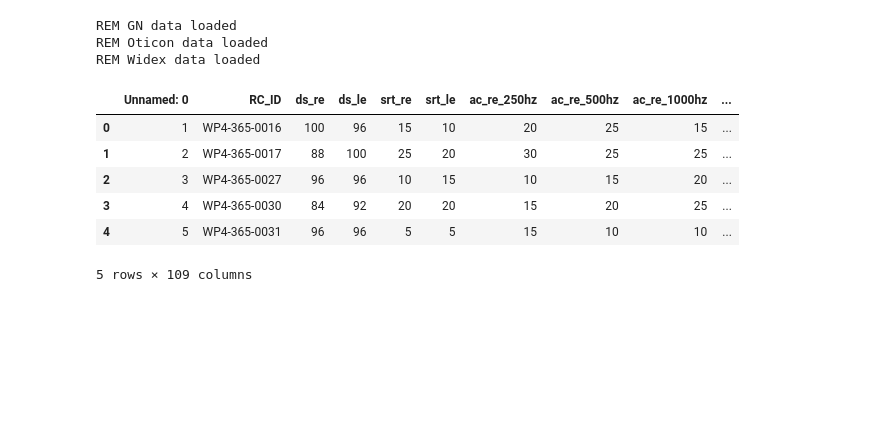
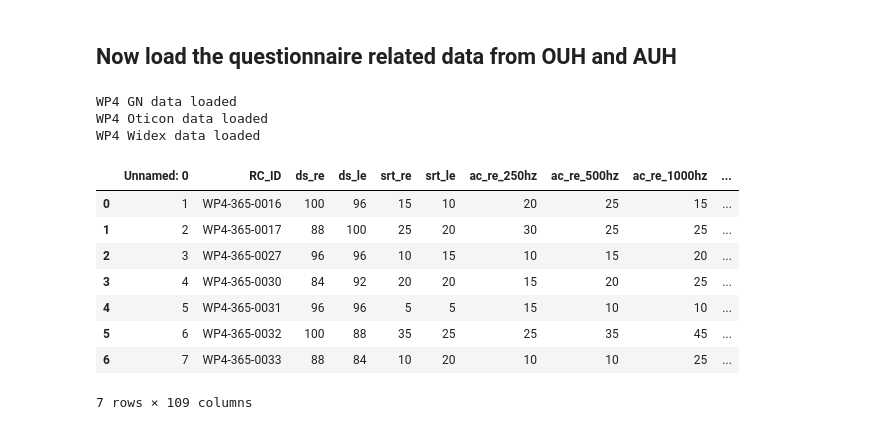
Before and after one commit to tobiaspiechowiak/BEAR_publications, a Jupyter notebook: REM_WP4/Target_analysis.ipynb, the cells around one changed output. Drawn from its saved outputs; the diff is of its cells as text; code cells hidden in the pictures; blank space fills up the shorter version.

```diff
--- a/REM_WP4/Target_analysis.ipynb
+++ b/REM_WP4/Target_analysis.ipynb
@@ -6,40 +6,44 @@ import pandas as pd
 import numpy as np
 import matplotlib.pyplot as plt
 from pandas import ExcelFile
+# %% [markdown]
+## Now load the questionnaire related data from OUH and AUH
 # %%
 #load the GN data files from AUH and OUH
 with open(path + 'WP4_OUH_GN_TPI.csv') as input:
-    REM_OUH_GN = pd.read_csv(input)
+    WP4_OUH_GN = pd.read_csv(input)
 with open(path + 'WP4_AUH_GN_TPI.csv') as input:
-    REM_AUH_GN = pd.read_csv(input)
-print('REM GN data loaded')
+    WP4_AUH_GN = pd.read_csv(input)
+print('WP4 GN data loaded')
 
 #load the Oticon data files from AUH and OUH
 with open(path + 'WP4_OUH_Oticon_TPI.csv') as input:
-    REM_OUH_GN = pd.read_csv(input)
+    WP4_OUH_GN = pd.read_csv(input)
 with open(path + 'WP4_AUH_Oticon_TPI.csv') as input:
-    REM_AUH_GN = pd.read_csv(input)
-print('REM Oticon data loaded')
+    WP4_AUH_GN = pd.read_csv(input)
+print('WP4 Oticon data loaded')
 
 #load the Widex data files from AUH and OUH
 with open(path + 'WP4_OUH_Widex_TPI.csv') as input:
-    REM_OUH_Widex = pd.read_csv(input)
+    WP4_OUH_Widex = pd.read_csv(input)
 with open(path + 'WP4_AUH_Widex_TPI.csv') as input:
-    REM_AUH_Widex = pd.read_csv(input)
-print('REM Widex data loaded')
+    WP4_AUH_Widex = pd.read_csv(input)
+print('WP4 Widex data loaded')
 # %% [output]
-REM GN data loaded
-REM Oticon data loaded
-REM Widex data loaded
+WP4 GN data loaded
+WP4 Oticon data loaded
+WP4 Widex data loaded
-# %%
-REM_AUH_GN.head()
-# %% [output]
-|  | Unnamed: 0 | RC_ID | ds_re | ds_le | srt_re | srt_le | ac_re_250hz | ac_re_500hz | ac_re_1000hz | ... |
-| 0 | 1 | WP4-365-0016 | 100 | 96 | 15 | 10 | 20 | 25 | 15 | ... |
-| 1 | 2 | WP4-365-0017 | 88 | 100 | 25 | 20 | 30 | 25 | 25 | ... |
-| 2 | 3 | WP4-365-0027 | 96 | 96 | 10 | 15 | 10 | 15 | 20 | ... |
-| 3 | 4 | WP4-365-0030 | 84 | 92 | 20 | 20 | 15 | 20 | 25 | ... |
-| 4 | 5 | WP4-365-0031 | 96 | 96 | 5 | 5 | 15 | 10 | 10 | ... |
-5 rows × 109 columns
+# %%
+WP4_AUH_GN.head(20)
+# %% [output]
+|  | Unnamed: 0 | RC_ID | ds_re | ds_le | srt_re | srt_le | ac_re_250hz | ac_re_500hz | ac_re_1000hz | ... |
+| 0 | 1 | WP4-365-0016 | 100 | 96 | 15 | 10 | 20 | 25 | 15 | ... |
+| 1 | 2 | WP4-365-0017 | 88 | 100 | 25 | 20 | 30 | 25 | 25 | ... |
+| 2 | 3 | WP4-365-0027 | 96 | 96 | 10 | 15 | 10 | 15 | 20 | ... |
+| 3 | 4 | WP4-365-0030 | 84 | 92 | 20 | 20 | 15 | 20 | 25 | ... |
+| 4 | 5 | WP4-365-0031 | 96 | 96 | 5 | 5 | 15 | 10 | 10 | ... |
+| 5 | 6 | WP4-365-0032 | 100 | 88 | 35 | 25 | 25 | 35 | 45 | ... |
+| 6 | 7 | WP4-365-0033 | 88 | 84 | 10 | 20 | 10 | 10 | 25 | ... |
+7 rows × 109 columns
 # %%
 #merge the AUH and OUH data
```
Also changed, not shown: parts of 9 cells of this notebook.
